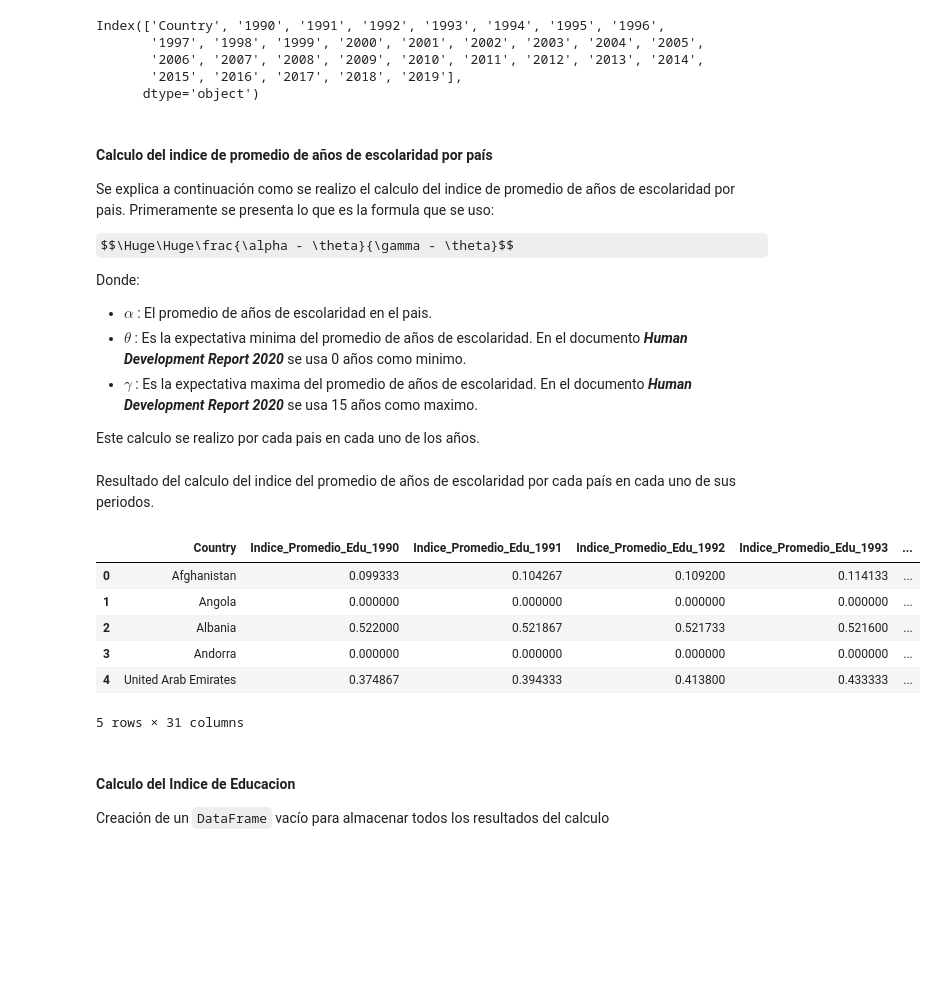
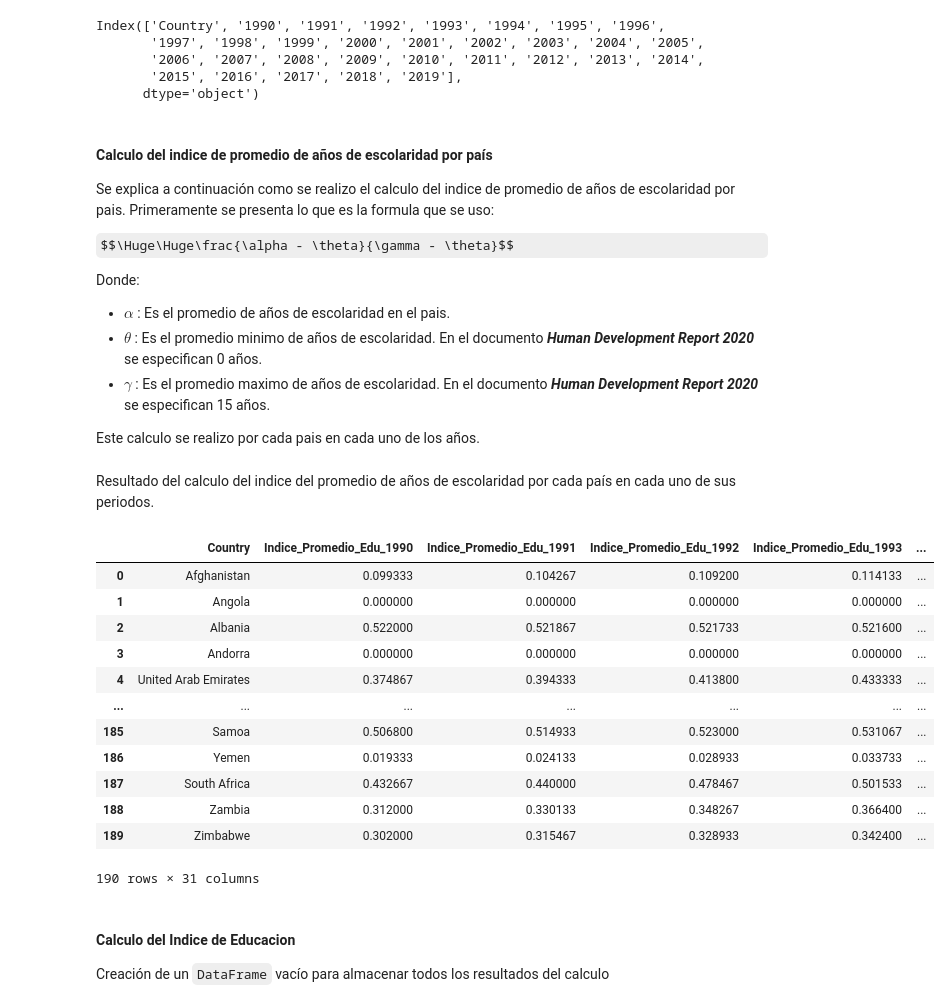
Before and after one commit to Team-17-Bedu/proyecto_python, a Jupyter notebook: Notebooks/Indice de Desarrollo Humano.ipynb, the cells around one changed output. Cells and saved outputs as stored; diff of their text form; code cells hidden in the pictures; some formulas as TeX source; blank space fills up the shorter version.

```diff
--- a/Notebooks/Indice de Desarrollo Humano.ipynb
+++ b/Notebooks/Indice de Desarrollo Humano.ipynb
@@ -98,7 +97,9 @@ data_clean = normalize_data(data.json(), indicator)
+# %%
+data = get_data('69706')
 # %% [markdown]
 Creación del `DataFrame` con los datos normalizados y visualización de `head` y `tail`
 # %%
-expectativa = pd.DataFrame(data_clean)
+expectativa = pd.DataFrame(data)
 expectativa
 # %% [output]
 |  | Country | 1990 | 1991 | 1992 | 1993 | 1994 | 1995 | 1996 | 1997 | 1998 | ... | ... |
@@ -189,7 +183,9 @@ data_clean = normalize_data(data.json(), indicator)
+# %%
+data = get_data('103006')
 # %% [markdown]
 Creación del `DataFrame` con los datos normalizados y visualización de `head` y `tail`
 # %%
-promedio = pd.DataFrame(data_clean)
+promedio = pd.DataFrame(data)
 promedio
 # %% [output]
 |  | Country | 1990 | 1991 | 1992 | 1993 | 1994 | 1995 | 1996 | 1997 | 1998 | ... | ... |
@@ -233,9 +229,9 @@ $$\Huge\Huge\frac{\alpha - \theta}{\gamma - \theta}$$
 
 Donde:
 
-* $\alpha$ : El promedio de años de escolaridad en el pais.
-* $\theta$ : Es la expectativa minima del promedio de años de escolaridad. En el documento __*Human Development Report 2020*__ se usa 0 años como minimo.
-* $\gamma$ : Es la expectativa maxima del promedio de años de escolaridad. En el documento __*Human Development Report 2020*__ se usa 15 años como maximo.
+* $\alpha$ : Es el promedio de años de escolaridad en el pais.
+* $\theta$ : Es el promedio minimo de años de escolaridad. En el documento __*Human Development Report 2020*__ se especifican 0 años.
+* $\gamma$ : Es el promedio maximo de años de escolaridad. En el documento __*Human Development Report 2020*__ se especifican 15 años.
 
 
 Este calculo se realizo por cada pais en cada uno de los años.
@@ -254,15 +250,21 @@ promedio = promedio.drop([str(i) for i in range(1990, 2020)], axis=1)
 # %% [markdown]
 Resultado del calculo del indice del promedio de años de escolaridad por cada país en cada uno de sus periodos.
 # %%
-promedio.head()
+promedio
 # %% [output]
 |  | Country | Indice_Promedio_Edu_1990 | Indice_Promedio_Edu_1991 | Indice_Promedio_Edu_1992 | Indice_Promedio_Edu_1993 | ... |
 | 0 | Afghanistan | 0.099333 | 0.104267 | 0.109200 | 0.114133 | ... |
 | 1 | Angola | 0.000000 | 0.000000 | 0.000000 | 0.000000 | ... |
 | 2 | Albania | 0.522000 | 0.521867 | 0.521733 | 0.521600 | ... |
 | 3 | Andorra | 0.000000 | 0.000000 | 0.000000 | 0.000000 | ... |
 | 4 | United Arab Emirates | 0.374867 | 0.394333 | 0.413800 | 0.433333 | ... |
+| ... | ... | ... | ... | ... | ... | ... |
+| 185 | Samoa | 0.506800 | 0.514933 | 0.523000 | 0.531067 | ... |
+| 186 | Yemen | 0.019333 | 0.024133 | 0.028933 | 0.033733 | ... |
+| 187 | South Africa | 0.432667 | 0.440000 | 0.478467 | 0.501533 | ... |
+| 188 | Zambia | 0.312000 | 0.330133 | 0.348267 | 0.366400 | ... |
+| 189 | Zimbabwe | 0.302000 | 0.315467 | 0.328933 | 0.342400 | ... |
-5 rows × 31 columns
+190 rows × 31 columns
 # %% [markdown]
 #### Calculo del Indice de Educacion
 Creación de un `DataFrame` vacío para almacenar todos los resultados del calculo
```
Also changed, not shown: parts of 59 cells of this notebook.
